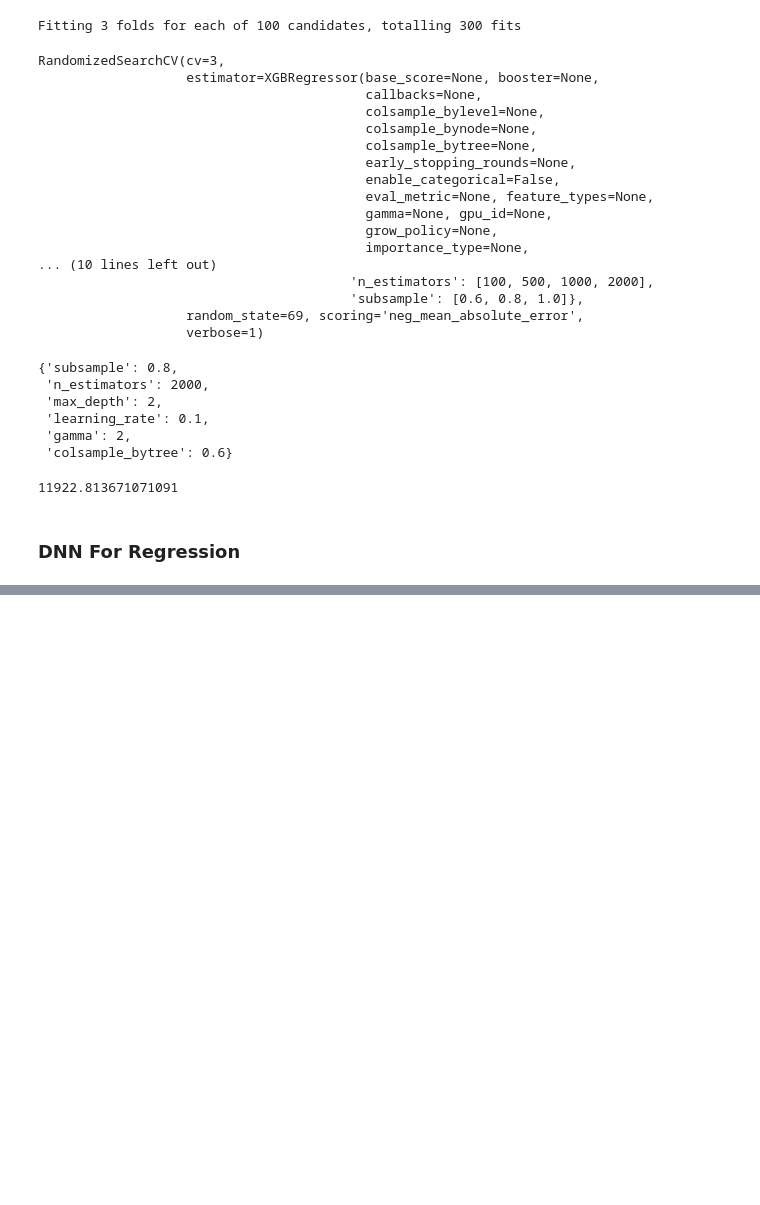
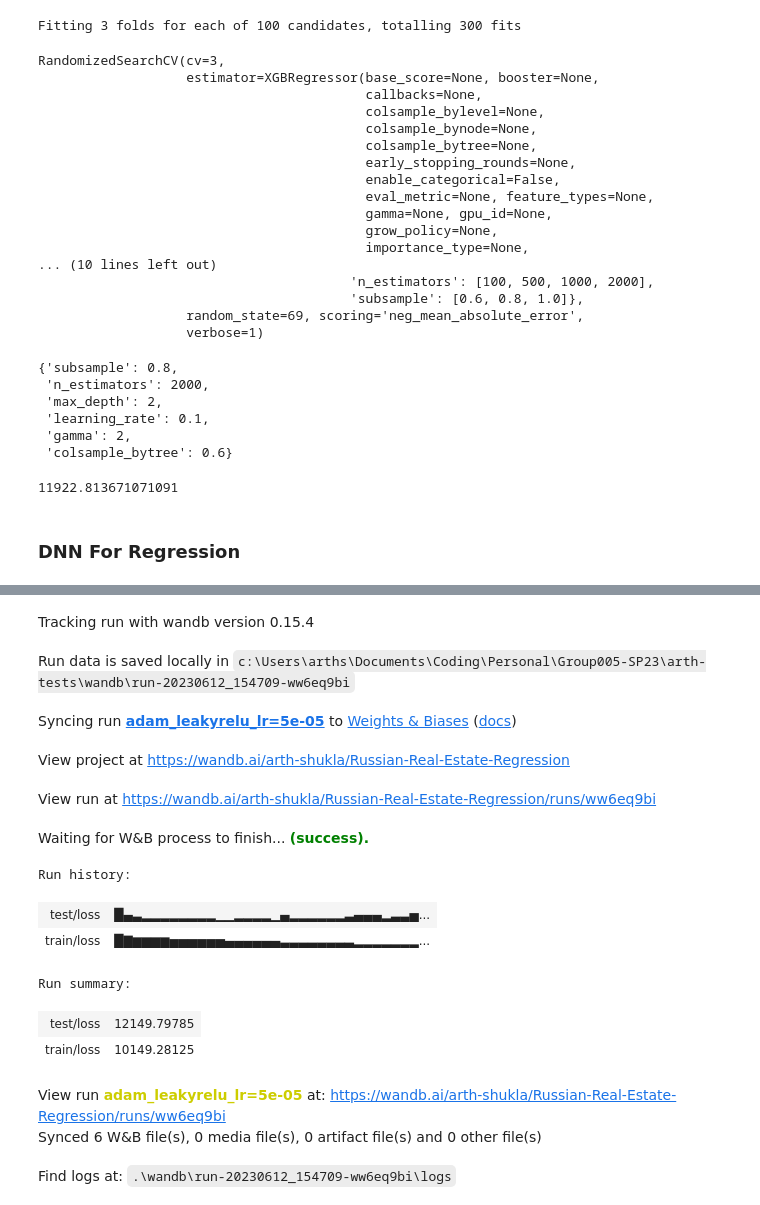
Before and after one commit to COGS118A/Group005-SP23, a Jupyter notebook: arth-tests/rapids.ipynb, the cells around one changed output, grey strips where cells are left out. Drawn from its saved outputs; the diff is of its cells as text; code cells hidden in the pictures; blank space fills up the shorter version.

```diff
--- a/arth-tests/rapids.ipynb
+++ b/arth-tests/rapids.ipynb
@@ -707,0 +739,22 @@ trained_model, train_losses, test_losses = train(train_dl, test_dl,
+# %%
+lr = 5e-5
+trained_model, train_losses, test_losses = train(train_dl, test_dl, logging=True, log_init=True,
+                                project_name='Russian-Real-Estate-Regression', group_name='DNN-Training', run_name=f'adam_leakyrelu_lr={lr}',
+                                print_batch_every=None, checkpoint_dir=f'./checkpoints/train_adam_leakyrelu_lr={lr}',
+                                model_fcs=[128, 256, 256, 256, 1], lr=lr, dropout=None, epochs=500)
+# %% [output]
+Tracking run with wandb version 0.15.4
+Run data is saved locally in c:\Users\arths\Documents\Coding\Personal\Group005-SP23\arth-tests\wandb\run-20230612_154709-ww6eq9bi
+Syncing run adam_leakyrelu_lr=5e-05 to Weights & Biases (docs)
+View project at https://wandb.ai/arth-shukla/Russian-Real-Estate-Regression
+View run at https://wandb.ai/arth-shukla/Russian-Real-Estate-Regression/runs/ww6eq9bi
+Waiting for W&B process to finish... (success).
+Run history:
+| test/loss | █▄▃▂▂▂▂▂▂▂▂▁▁▂▂▂▂▁▄▂▂▂▂▂▂▃▄▄▄▂▃▃▅... |
+| train/loss | █▇▆▆▆▆▅▅▅▅▅▅▄▄▄▄▄▄▃▃▃▃▃▃▃▃▂▂▂▂▂▂▂... |
+Run summary:
+| test/loss | 12149.79785 |
+| train/loss | 10149.28125 |
+View run adam_leakyrelu_lr=5e-05 at: https://wandb.ai/arth-shukla/Russian-Real-Estate-Regression/runs/ww6eq9bi
+Synced 6 W&B file(s), 0 media file(s), 0 artifact file(s) and 0 other file(s)
+Find logs at: .\wandb\run-20230612_154709-ww6eq9bi\logs
```
Also changed, not shown: parts of 14 cells of this notebook.
